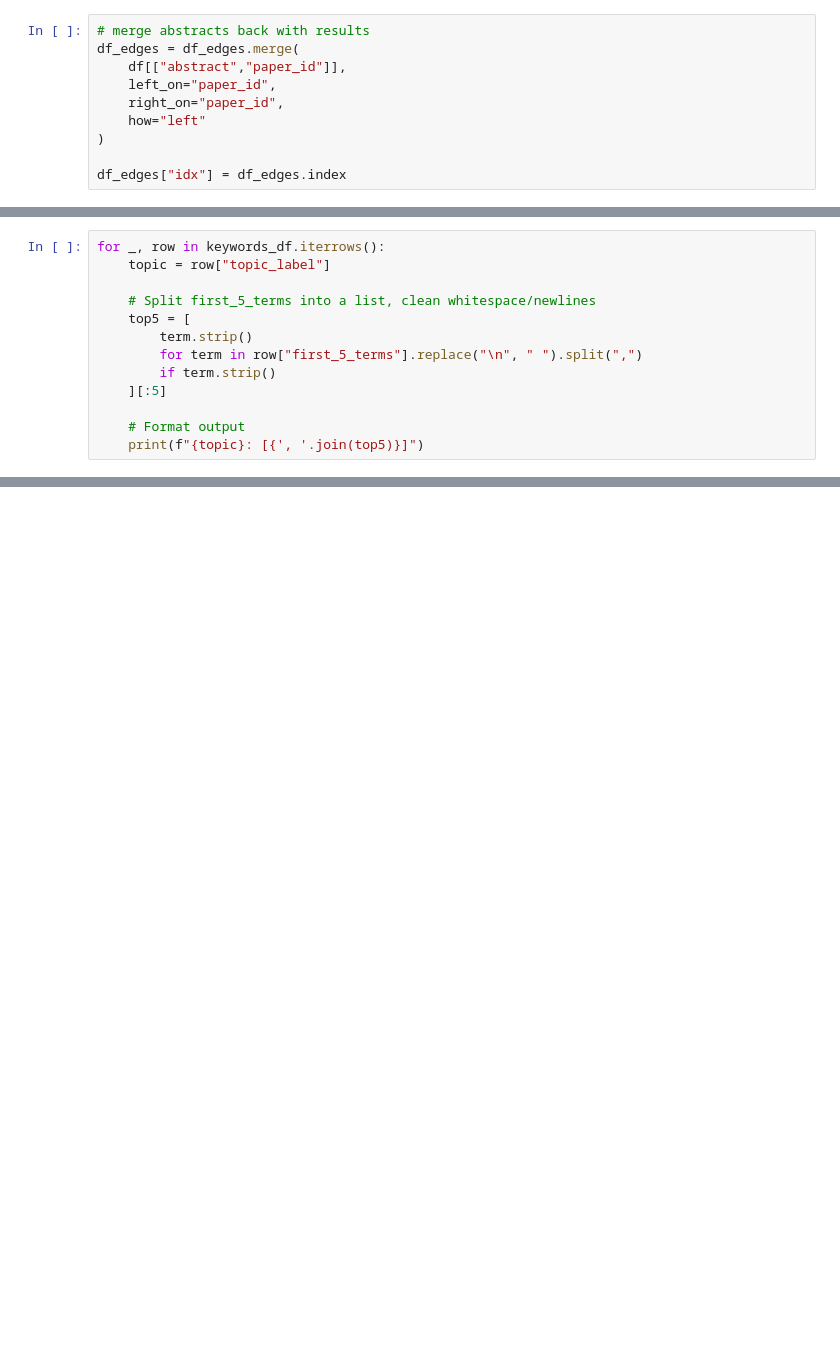
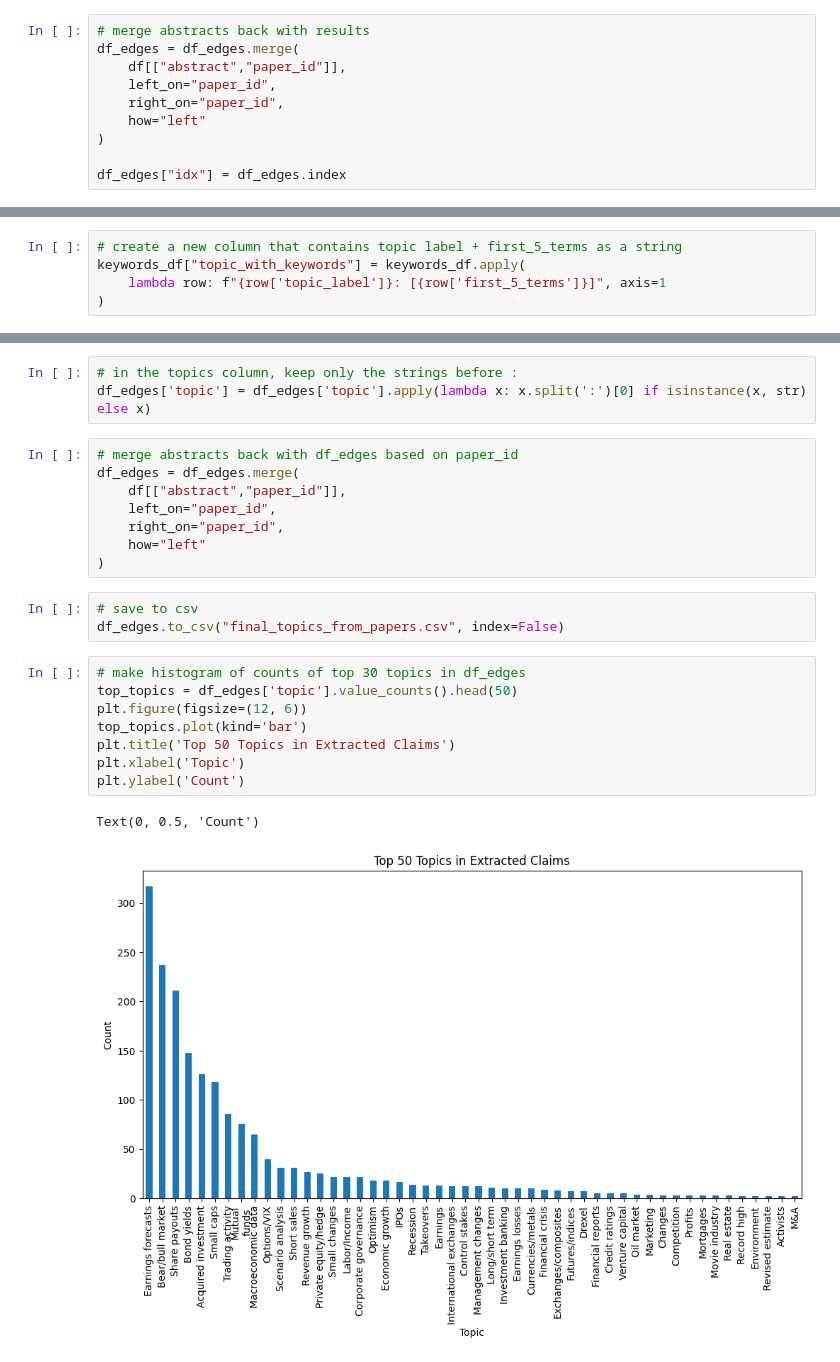
Before and after one commit to TommasoDF/Lasso_paper, a Jupyter notebook: narratives_construction/scripts/get_edges.ipynb, the cells around one changed output, grey strips where cells are left out. Drawn from its saved outputs; the diff is of its cells as text; blank space fills up the shorter version.

```diff
--- a/narratives_construction/scripts/get_edges.ipynb
+++ b/narratives_construction/scripts/get_edges.ipynb
@@ -181,13 +225,0 @@ keywords_df = pd.read_csv("C:\\Users\\jonat\\Lasso_paper\\narratives_constructio
-# %%
-for _, row in keywords_df.iterrows():
-    topic = row["topic_label"]
-
-    # Split first_5_terms into a list, clean whitespace/newlines
-    top5 = [
-        term.strip()
-        for term in row["first_5_terms"].replace("\n", " ").split(",")
-        if term.strip()
-    ][:5]
-
-    # Format output
-    print(f"{topic}: [{', '.join(top5)}]")
@@ -349,0 +228,5 @@ final.to_csv(r"C:\Users\jonat\Lasso_paper\narratives_construction\_data\final_ed
+# %%
+# create a new column that contains topic label + first_5_terms as a string
+keywords_df["topic_with_keywords"] = keywords_df.apply(
+    lambda row: f"{row['topic_label']}: [{row['first_5_terms']}]", axis=1
+)
@@ -349,0 +338,25 @@ final.to_csv(r"C:\Users\jonat\Lasso_paper\narratives_construction\_data\final_ed
+# %%
+# in the topics column, keep only the strings before :
+df_edges['topic'] = df_edges['topic'].apply(lambda x: x.split(':')[0] if isinstance(x, str) else x)
+# %%
+# merge abstracts back with df_edges based on paper_id
+df_edges = df_edges.merge(
+    df[["abstract","paper_id"]],
+    left_on="paper_id",
+    right_on="paper_id",
+    how="left"
+)
+# %%
+# save to csv
+df_edges.to_csv("final_topics_from_papers.csv", index=False)
+# %%
+# make histogram of counts of top 30 topics in df_edges
+top_topics = df_edges['topic'].value_counts().head(50)
+plt.figure(figsize=(12, 6))
+top_topics.plot(kind='bar')
+plt.title('Top 50 Topics in Extracted Claims')
+plt.xlabel('Topic')
+plt.ylabel('Count')
+# %% [output]
+Text(0, 0.5, 'Count')
+[figure, added]
```
Also changed, not shown: parts of 14 cells of this notebook, 2 other files.
